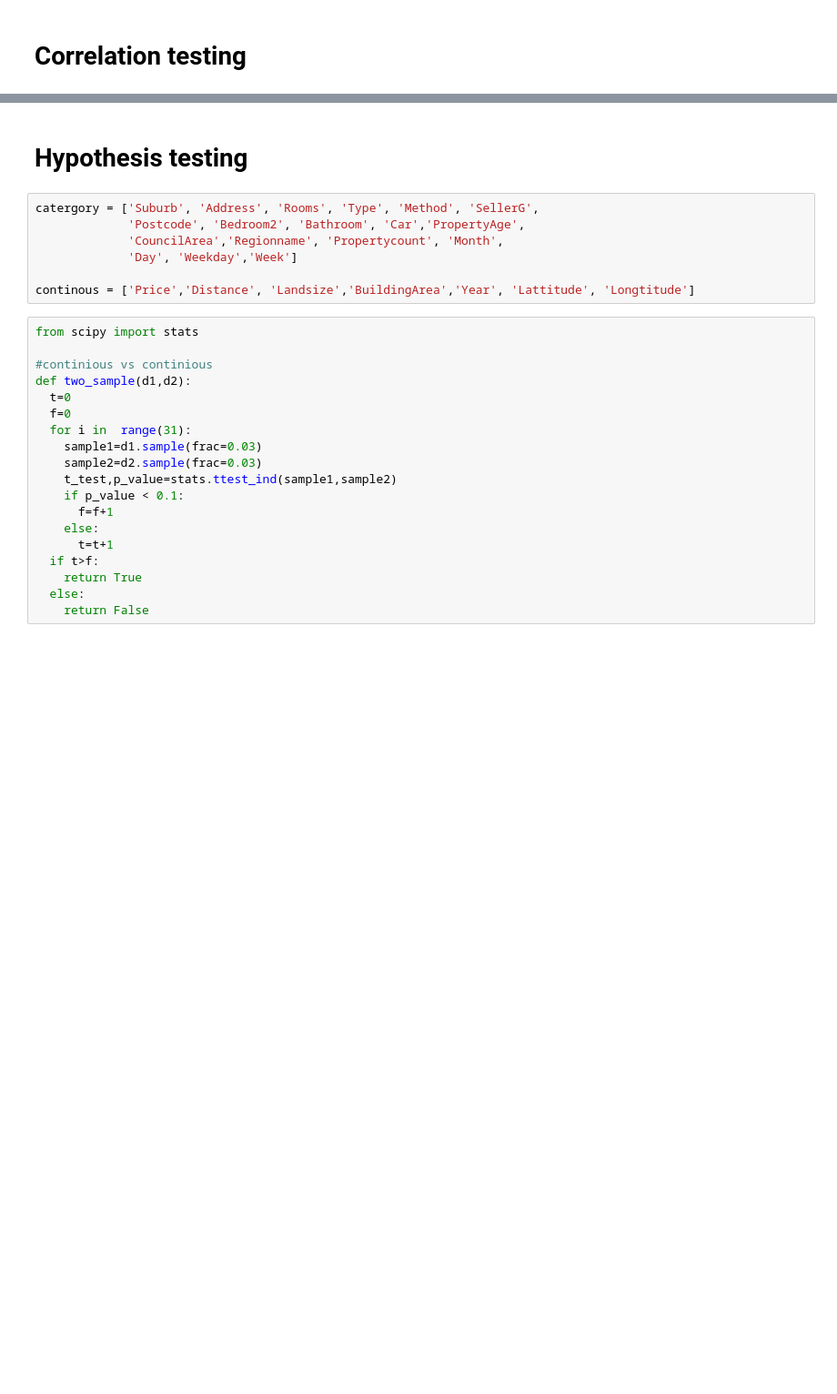
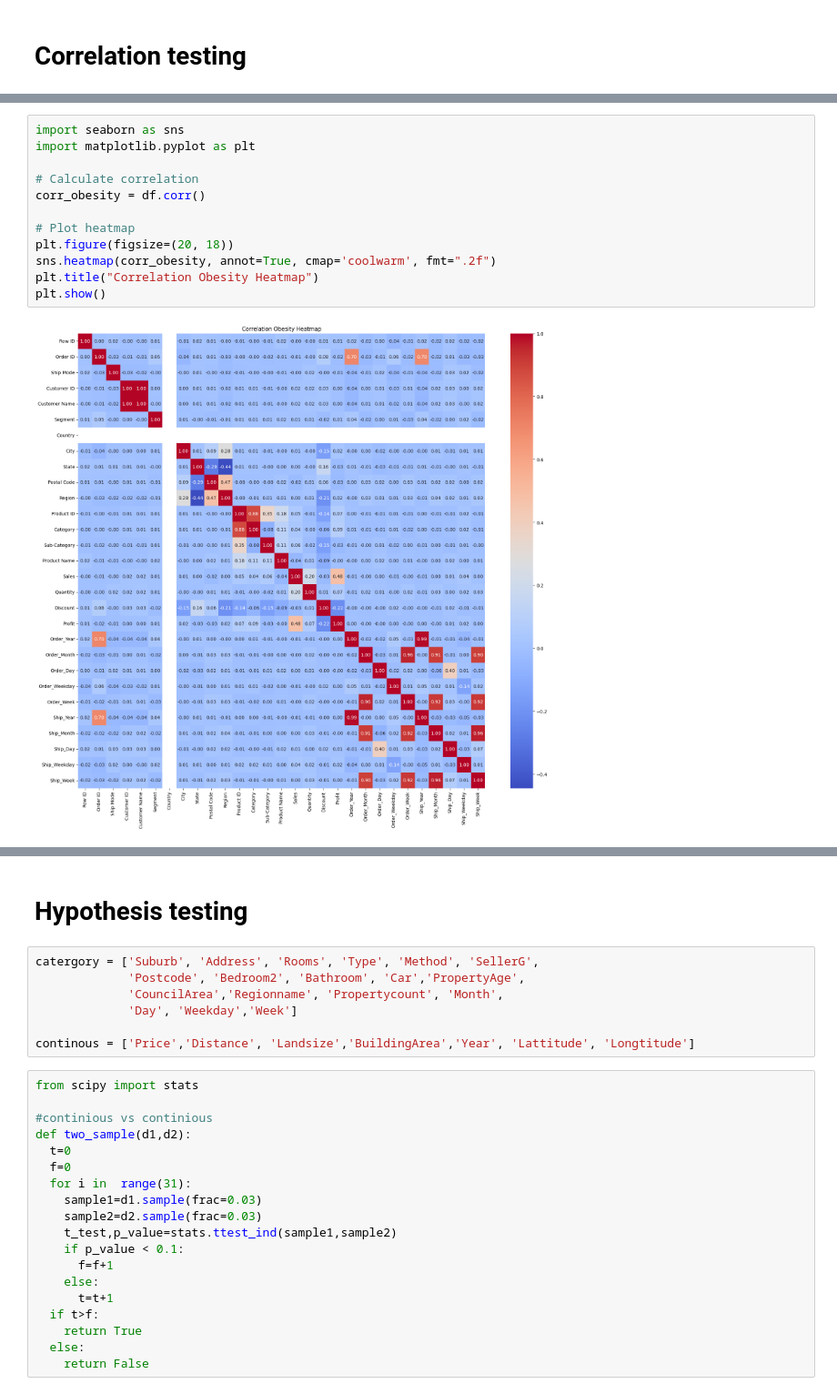
Before and after one commit to ArunK-ML/ML-Model---SuperStore---DataSet-, a Jupyter notebook: ML_Model_SuperStore.ipynb, the cells around one changed output, grey strips where cells are left out. Shown at 91% size. Saved outputs shown, nothing was run; the diff lists cells and outputs as text; blank space fills up the shorter version.

```diff
--- a/ML_Model_SuperStore.ipynb
+++ b/ML_Model_SuperStore.ipynb
@@ -145,3 +145,17 @@ df.corr()
+# %%
+import seaborn as sns
+import matplotlib.pyplot as plt
+
+# Calculate correlation
+corr_obesity = df.corr()
+
+# Plot heatmap
+plt.figure(figsize=(20, 18))
+sns.heatmap(corr_obesity, annot=True, cmap='coolwarm', fmt=".2f")
+plt.title("Correlation Obesity Heatmap")
+plt.show()
+# %% [output]
+[figure, added]
 # %%
 df.columns
 # %% [output]
```
Also changed, not shown: parts of 6 cells of this notebook.
